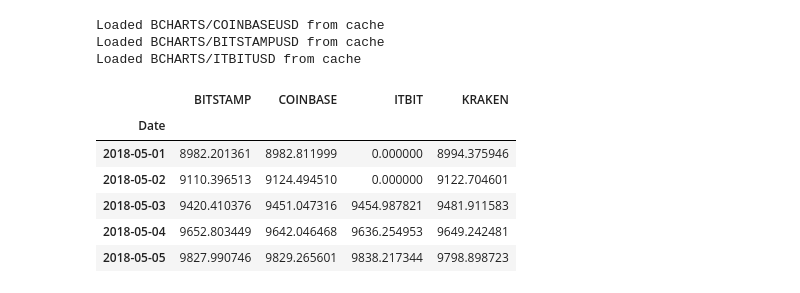
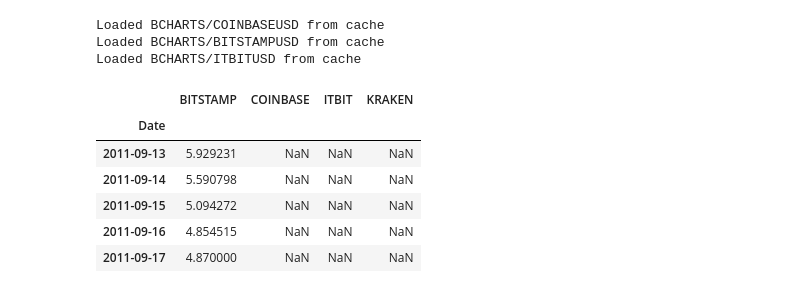
Before and after one commit to cduguet/crypto-prediction, a Jupyter notebook: crypto-analysis.ipynb, the cells around one changed output. Saved outputs shown, nothing was run; the diff lists cells and outputs as text; code cells hidden in the pictures.

```diff
--- a/crypto-analysis.ipynb
+++ b/crypto-analysis.ipynb
@@ -59,7 +59,7 @@ Loaded BCHARTS/COINBASEUSD from cache
 Loaded BCHARTS/BITSTAMPUSD from cache
 Loaded BCHARTS/ITBITUSD from cache
 # %%
-def merge_dtfs_on_column(dataframes, labels, col):
+def merge_dfs_on_column(dataframes, labels, col):
     '''Merge a single column of each dataframe into a new combined dataframe'''
     series_dict = {}
     for index in range(len(dataframes)):
@@ -68,17 +68,17 @@ def merge_dtfs_on_column(dataframes, labels, col):
     return pd.DataFrame(series_dict)
 # %%
 #merge the BTC dataseries into a new single dataframe
-btc_usd_datasets = merge_dtfs_on_column(list(exchange_data.values()), list(exchange_data.keys()), 'Weighted Price')
+btc_usd_datasets = merge_dfs_on_column(list(exchange_data.values()), list(exchange_data.keys()), 'Weighted Price')
 # %%
-btc_usd_datasets.tail()
+btc_usd_datasets.head()
 # %% [output]
 |  | BITSTAMP | COINBASE | ITBIT | KRAKEN |
 | Date |  |  |  |  |
-| 2018-05-01 | 8982.201361 | 8982.811999 | 0.000000 | 8994.375946 |
-| 2018-05-02 | 9110.396513 | 9124.494510 | 0.000000 | 9122.704601 |
-| 2018-05-03 | 9420.410376 | 9451.047316 | 9454.987821 | 9481.911583 |
-| 2018-05-04 | 9652.803449 | 9642.046468 | 9636.254953 | 9649.242481 |
-| 2018-05-05 | 9827.990746 | 9829.265601 | 9838.217344 | 9798.898723 |
+| 2011-09-13 | 5.929231 | NaN | NaN | NaN |
+| 2011-09-14 | 5.590798 | NaN | NaN | NaN |
+| 2011-09-15 | 5.094272 | NaN | NaN | NaN |
+| 2011-09-16 | 4.854515 | NaN | NaN | NaN |
+| 2011-09-17 | 4.870000 | NaN | NaN | NaN |
 # %%
 def df_scatter(df, title, separate_y_axis=False, y_axis_label='', scale = 'linear', initial_hide = False):
     '''Generate a scatter plot of the entire dataframe'''
```
Also changed, not shown: parts of 9 cells of this notebook.
